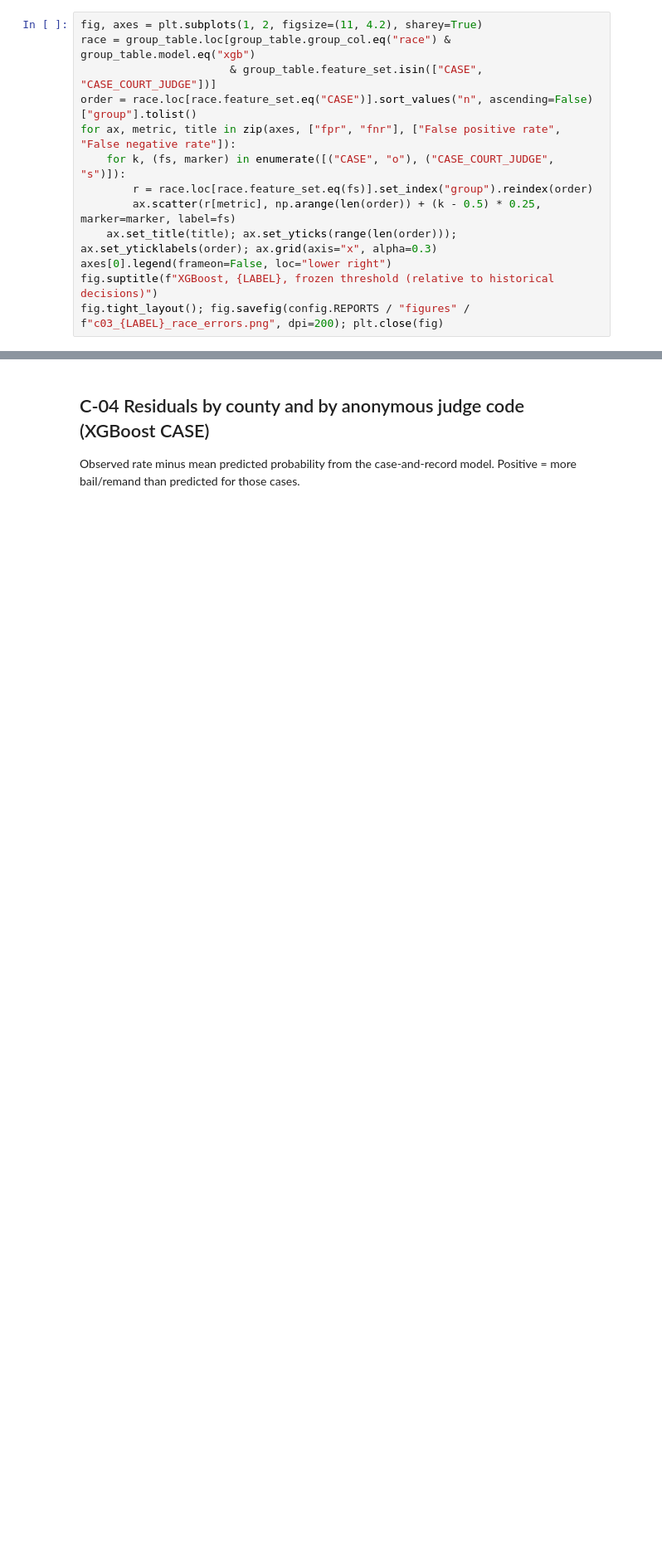
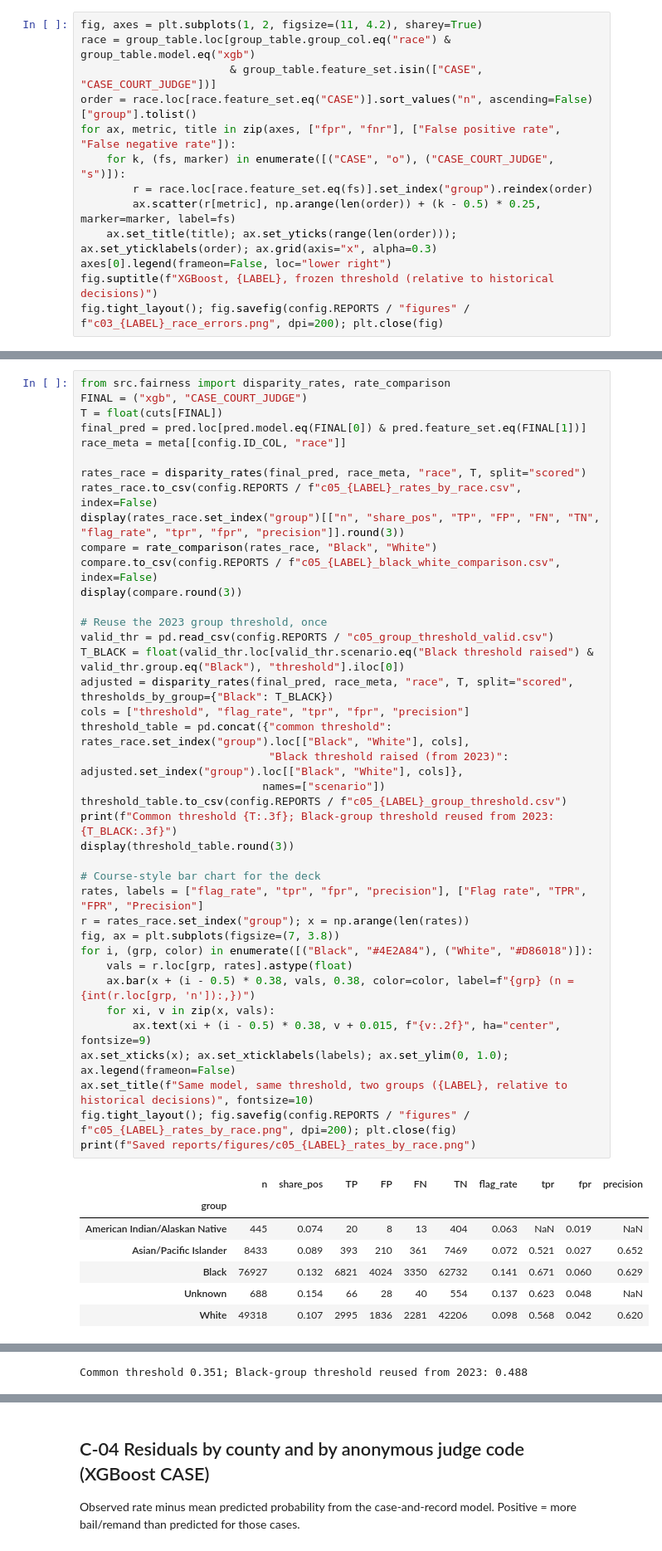
Before and after one commit to POL408-Team5/ny-pretrial-detention, a Jupyter notebook: notebooks/10_test_fairness.ipynb, the cells around one changed output, grey strips where cells are left out. Shown at 83% size. Cells and saved outputs as stored; diff of their text form; blank space fills up the shorter version.

```diff
--- a/notebooks/10_test_fairness.ipynb
+++ b/notebooks/10_test_fairness.ipynb
@@ -105,0 +110,47 @@ fig.tight_layout(); fig.savefig(config.REPORTS / "figures" / f"c03_{LABEL}_race_
+# %%
+from src.fairness import disparity_rates, rate_comparison
+FINAL = ("xgb", "CASE_COURT_JUDGE")
+T = float(cuts[FINAL])
+final_pred = pred.loc[pred.model.eq(FINAL[0]) & pred.feature_set.eq(FINAL[1])]
+race_meta = meta[[config.ID_COL, "race"]]
+
+rates_race = disparity_rates(final_pred, race_meta, "race", T, split="scored")
+rates_race.to_csv(config.REPORTS / f"c05_{LABEL}_rates_by_race.csv", index=False)
+display(rates_race.set_index("group")[["n", "share_pos", "TP", "FP", "FN", "TN", "flag_rate", "tpr", "fpr", "precision"]].round(3))
+compare = rate_comparison(rates_race, "Black", "White")
+compare.to_csv(config.REPORTS / f"c05_{LABEL}_black_white_comparison.csv", index=False)
+display(compare.round(3))
+
+# Reuse the 2023 group threshold, once
+valid_thr = pd.read_csv(config.REPORTS / "c05_group_threshold_valid.csv")
+T_BLACK = float(valid_thr.loc[valid_thr.scenario.eq("Black threshold raised") & valid_thr.group.eq("Black"), "threshold"].iloc[0])
+adjusted = disparity_rates(final_pred, race_meta, "race", T, split="scored", thresholds_by_group={"Black": T_BLACK})
+cols = ["threshold", "flag_rate", "tpr", "fpr", "precision"]
+threshold_table = pd.concat({"common threshold": rates_race.set_index("group").loc[["Black", "White"], cols],
+                             "Black threshold raised (from 2023)": adjusted.set_index("group").loc[["Black", "White"], cols]},
+                            names=["scenario"])
+threshold_table.to_csv(config.REPORTS / f"c05_{LABEL}_group_threshold.csv")
+print(f"Common threshold {T:.3f}; Black-group threshold reused from 2023: {T_BLACK:.3f}")
+display(threshold_table.round(3))
+
+# Course-style bar chart for the deck
+rates, labels = ["flag_rate", "tpr", "fpr", "precision"], ["Flag rate", "TPR", "FPR", "Precision"]
+r = rates_race.set_index("group"); x = np.arange(len(rates))
+fig, ax = plt.subplots(figsize=(7, 3.8))
+for i, (grp, color) in enumerate([("Black", "#4E2A84"), ("White", "#D86018")]):
+    vals = r.loc[grp, rates].astype(float)
+    ax.bar(x + (i - 0.5) * 0.38, vals, 0.38, color=color, label=f"{grp} (n = {int(r.loc[grp, 'n']):,})")
+    for xi, v in zip(x, vals):
+        ax.text(xi + (i - 0.5) * 0.38, v + 0.015, f"{v:.2f}", ha="center", fontsize=9)
+ax.set_xticks(x); ax.set_xticklabels(labels); ax.set_ylim(0, 1.0); ax.legend(frameon=False)
+ax.set_title(f"Same model, same threshold, two groups ({LABEL}, relative to historical decisions)", fontsize=10)
+fig.tight_layout(); fig.savefig(config.REPORTS / "figures" / f"c05_{LABEL}_rates_by_race.png", dpi=200); plt.close(fig)
+print(f"Saved reports/figures/c05_{LABEL}_rates_by_race.png")
+# %% [output]
+|  | n | share_pos | TP | FP | FN | TN | flag_rate | tpr | fpr | precision |
+| group |  |  |  |  |  |  |  |  |  |  |
+| American Indian/Alaskan Native | 445 | 0.074 | 20 | 8 | 13 | 404 | 0.063 | NaN | 0.019 | NaN |
+| Asian/Pacific Islander | 8433 | 0.089 | 393 | 210 | 361 | 7469 | 0.072 | 0.521 | 0.027 | 0.652 |
+| Black | 76927 | 0.132 | 6821 | 4024 | 3350 | 62732 | 0.141 | 0.671 | 0.060 | 0.629 |
+| Unknown | 688 | 0.154 | 66 | 28 | 40 | 554 | 0.137 | 0.623 | 0.048 | NaN |
+| White | 49318 | 0.107 | 2995 | 1836 | 2281 | 42206 | 0.098 | 0.568 | 0.042 | 0.620 |
@@ -105,0 +162 @@ fig.tight_layout(); fig.savefig(config.REPORTS / "figures" / f"c03_{LABEL}_race_
+Common threshold 0.351; Black-group threshold reused from 2023: 0.488
```
Also changed, not shown: parts of 2 cells of this notebook, 22 other files.
